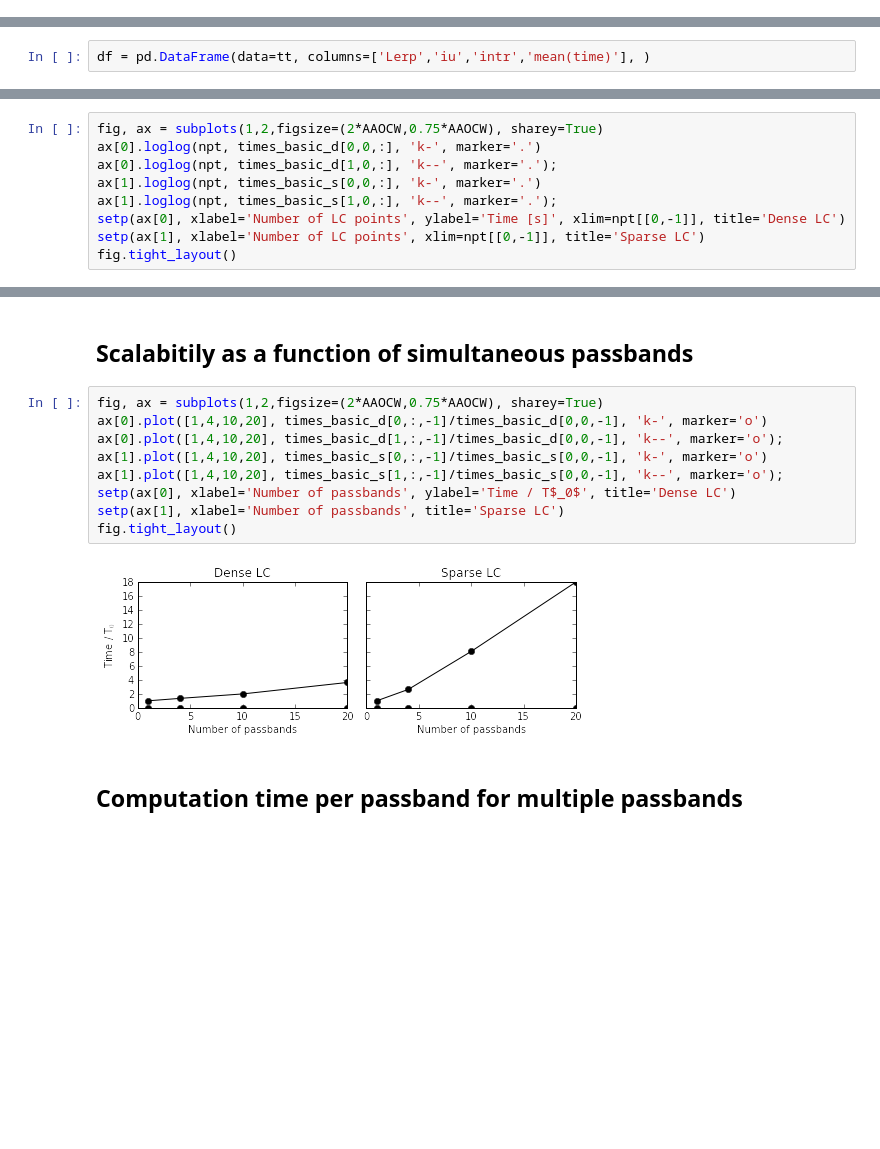
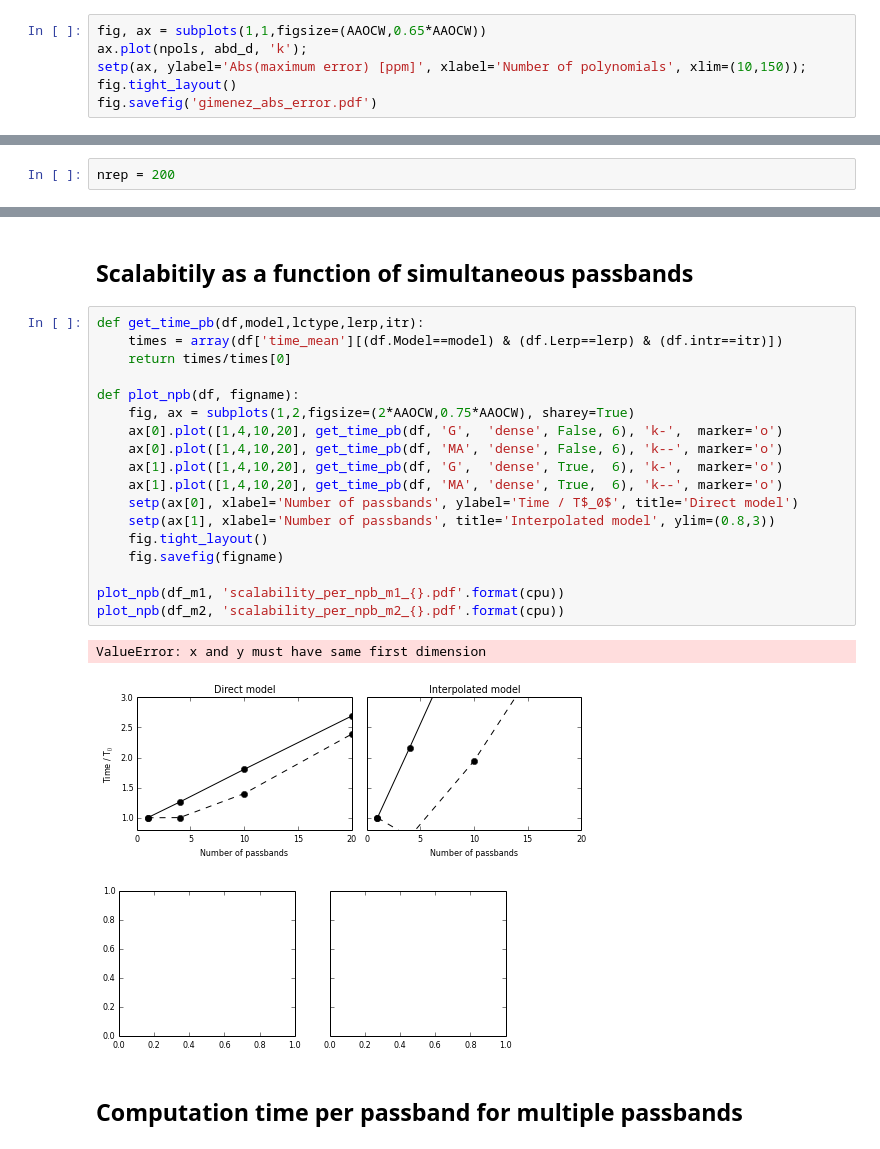
Before and after one commit to hpparvi/PyTransit, a Jupyter notebook: notebooks/Test_scalability.ipynb, the cells around one changed output, grey strips where cells are left out. Saved outputs shown, nothing was run; the diff lists cells and outputs as text; blank space fills up the shorter version.

```diff
--- a/notebooks/Test_scalability.ipynb
+++ b/notebooks/Test_scalability.ipynb
@@ -41,0 +47,6 @@ print sum(zs_sparse[0] <= 1) / zs_sparse[0].size  ## Fraction of in-transit poin
+# %%
+fig, ax = subplots(1,1,figsize=(AAOCW,0.65*AAOCW))
+ax.plot(npols, abd_d, 'k');
+setp(ax, ylabel='Abs(maximum error) [ppm]', xlabel='Number of polynomials', xlim=(10,150));
+fig.tight_layout()
+fig.savefig('gimenez_abs_error.pdf')
@@ -43,0 +59,2 @@ print sum(zs_sparse[0] <= 1) / zs_sparse[0].size  ## Fraction of in-transit poin
+# %%
+nrep = 200
@@ -64,2 +121,0 @@ for do_lerp in [0]:
-# %%
-df = pd.DataFrame(data=tt, columns=['Lerp','iu','intr','mean(time)'], )
@@ -94,11 +155,2 @@ for do_lerp in [0,1]:
 # %% [markdown]
 ## Scalabitily as a function number of points
-# %%
-fig, ax = subplots(1,2,figsize=(2*AAOCW,0.75*AAOCW), sharey=True)
-ax[0].loglog(npt, times_basic_d[0,0,:], 'k-', marker='.')
-ax[0].loglog(npt, times_basic_d[1,0,:], 'k--', marker='.');
-ax[1].loglog(npt, times_basic_s[0,0,:], 'k-', marker='.')
-ax[1].loglog(npt, times_basic_s[1,0,:], 'k--', marker='.');
-setp(ax[0], xlabel='Number of LC points', ylabel='Time [s]', xlim=npt[[0,-1]], title='Dense LC')
-setp(ax[1], xlabel='Number of LC points', xlim=npt[[0,-1]], title='Sparse LC')
-fig.tight_layout()
@@ -107,15 +204,26 @@ fig.tight_layout()
 # %% [markdown]
 ## Scalabitily as a function of simultaneous passbands
 # %%
-fig, ax = subplots(1,2,figsize=(2*AAOCW,0.75*AAOCW), sharey=True)
-ax[0].plot([1,4,10,20], times_basic_d[0,:,-1]/times_basic_d[0,0,-1], 'k-', marker='o')
-ax[0].plot([1,4,10,20], times_basic_d[1,:,-1]/times_basic_d[0,0,-1], 'k--', marker='o');
-ax[1].plot([1,4,10,20], times_basic_s[0,:,-1]/times_basic_s[0,0,-1], 'k-', marker='o')
-ax[1].plot([1,4,10,20], times_basic_s[1,:,-1]/times_basic_s[0,0,-1], 'k--', marker='o');
-setp(ax[0], xlabel='Number of passbands', ylabel='Time / T$_0$', title='Dense LC')
-setp(ax[1], xlabel='Number of passbands', title='Sparse LC')
-fig.tight_layout()
+def get_time_pb(df,model,lctype,lerp,itr):
+    times = array(df['time_mean'][(df.Model==model) & (df.Lerp==lerp) & (df.intr==itr)])
+    return times/times[0]
+
+def plot_npb(df, figname):
+    fig, ax = subplots(1,2,figsize=(2*AAOCW,0.75*AAOCW), sharey=True)
+    ax[0].plot([1,4,10,20], get_time_pb(df, 'G',  'dense', False, 6), 'k-',  marker='o')
+    ax[0].plot([1,4,10,20], get_time_pb(df, 'MA', 'dense', False, 6), 'k--', marker='o')
+    ax[1].plot([1,4,10,20], get_time_pb(df, 'G',  'dense', True,  6), 'k-',  marker='o')
+    ax[1].plot([1,4,10,20], get_time_pb(df, 'MA', 'dense', True,  6), 'k--', marker='o')
+    setp(ax[0], xlabel='Number of passbands', ylabel='Time / T$_0$', title='Direct model')
+    setp(ax[1], xlabel='Number of passbands', title='Interpolated model', ylim=(0.8,3))
+    fig.tight_layout()
+    fig.savefig(figname)
+
+plot_npb(df_m1, 'scalability_per_npb_m1_{}.pdf'.format(cpu))
+plot_npb(df_m2, 'scalability_per_npb_m2_{}.pdf'.format(cpu))
 # %% [output]
+ValueError: x and y must have same first dimension
-[figure, old version]
+[figure, new version]
+[figure, added]
 # %% [markdown]
 ## Computation time per passband for multiple passbands
```
Also changed, not shown: parts of 26 cells of this notebook, 2 other files.
